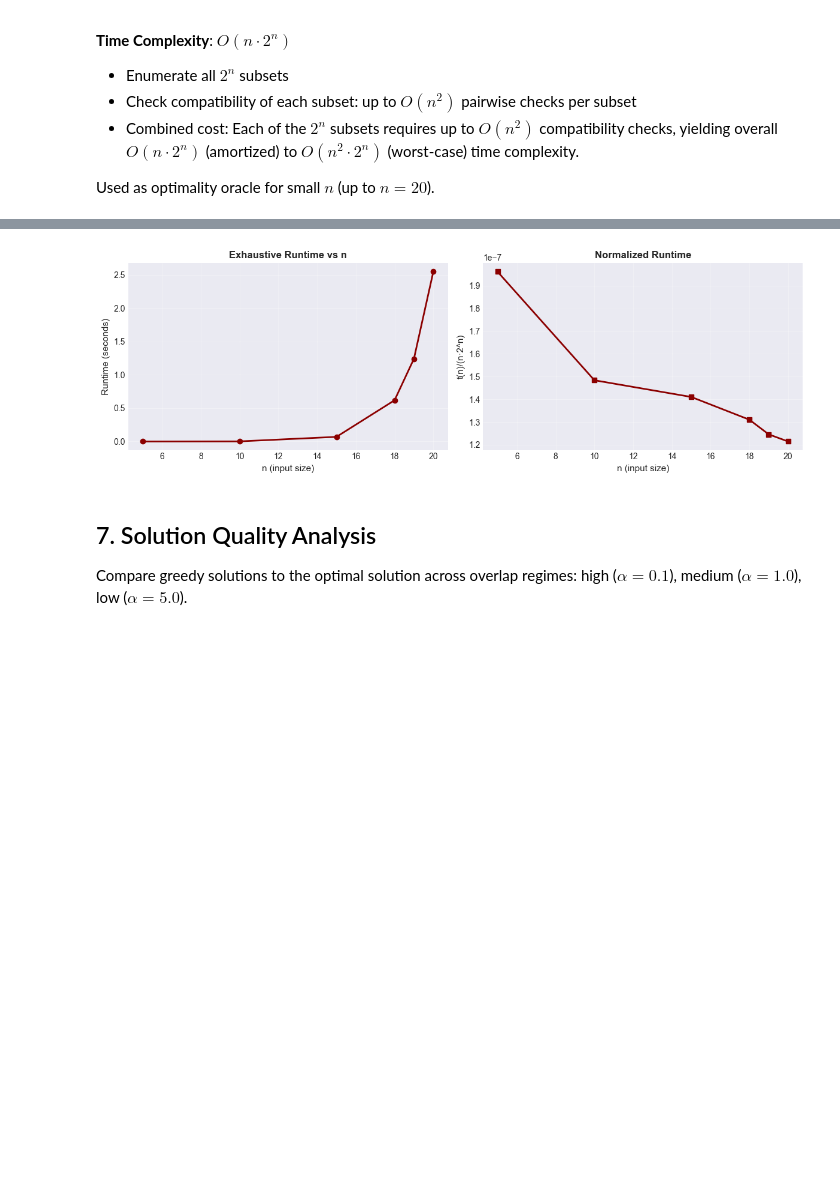
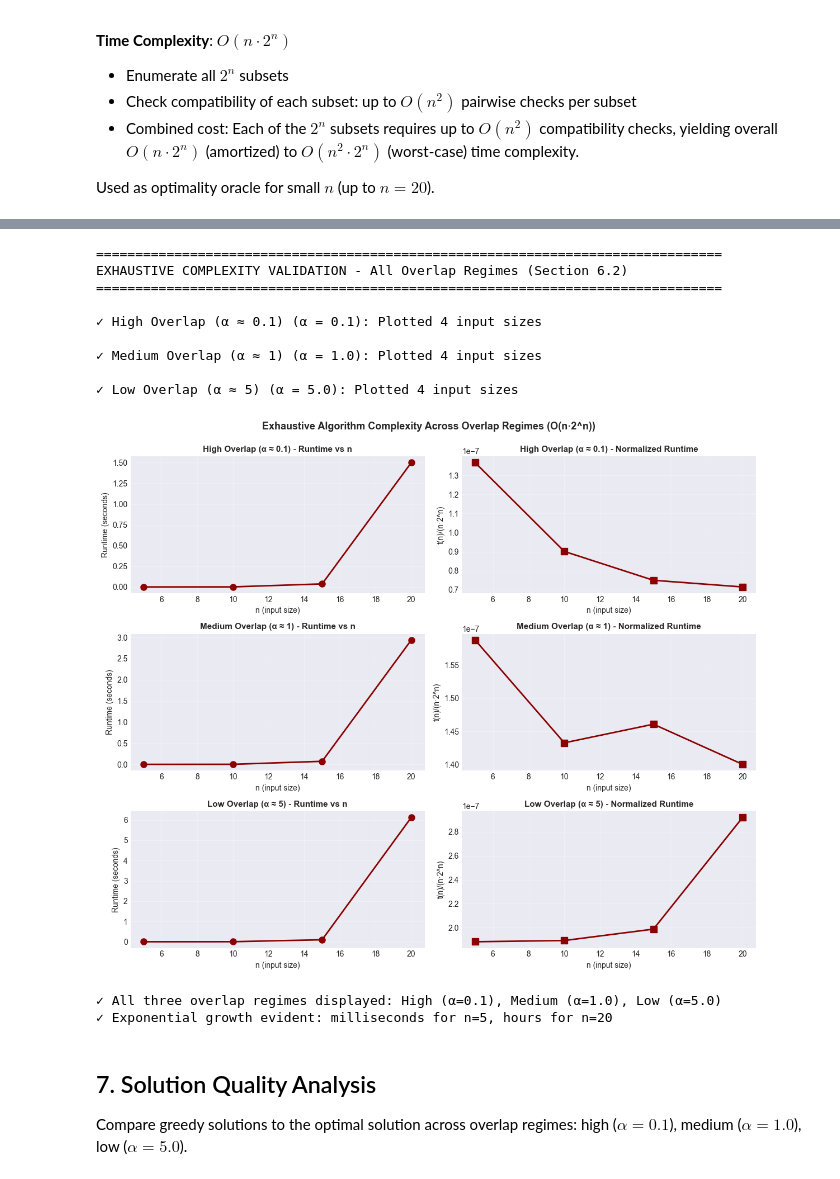
Before and after one commit to saugatshakya/interval-scheduling-analysis, a Jupyter notebook: report.ipynb, the cells around one changed output, grey strips where cells are left out. Cells and saved outputs as stored; diff of their text form; code cells hidden in the pictures; blank space fills up the shorter version.

```diff
--- a/report.ipynb
+++ b/report.ipynb
@@ -592,29 +823,60 @@ plt.show()
 # %%
-# Exhaustive algorithm complexity validation (required plots)
-if 'exhaustive_results' in dir():
-    n_exhaust = [r['n'] for r in exhaustive_results]
-    times_exhaust = [r['mean'] for r in exhaustive_results]
-    normalized_exhaust = [t / (n * (2**n)) if n > 0 else 0 for n, t in zip(n_exhaust, times_exhaust)]
+# ===== EXHAUSTIVE COMPLEXITY VALIDATION ACROSS ALL OVERLAP REGIMES =====
+# Section 6.2: Show runtime and normalized runtime for all THREE alpha regimes
+# Demonstrates exponential growth across different overlap densities
 
-    fig, axes = plt.subplots(1, 2, figsize=(12, 4))
-    ax = axes[0]
-    ax.plot(n_exhaust, times_exhaust, 'o-', linewidth=2, markersize=6, color='darkred')
-    ax.set_xlabel('n (input size)', fontsize=11)
-    ax.set_ylabel('Runtime (seconds)', fontsize=11)
-    ax.set_title('Exhaustive Runtime vs n', fontsize=12, fontweight='bold')
+print("\n" + "="*80)
+print("EXHAUSTIVE COMPLEXITY VALIDATION - All Overlap Regimes (Section 6.2)")
+print("="*80)
+
+fig, axes = plt.subplots(3, 2, figsize=(12, 10))
+
+for idx, alpha in enumerate([0.1, 1.0, 5.0]):
+    alpha_label = get_overlap_density_label(alpha)
+    alpha_data = exhaustive_results_df[exhaustive_results_df['alpha'] == alpha].copy()
+    alpha_data = alpha_data.sort_values('n')
+
+    n_vals = alpha_data['n'].values
+    times = alpha_data['mean_s'].values
+    normalized = times / (n_vals * (2**n_vals))
+
+    # Left plot: Runtime vs n
+    ax = axes[idx, 0]
+    ax.plot(n_vals, times, 'o-', linewidth=2, markersize=8, color='darkred')
+    ax.set_xlabel('n (input size)', fontsize=10)
+    ax.set_ylabel('Runtime (seconds)', fontsize=10)
+    ax.set_title(f'{alpha_label} - Runtime vs n', fontsize=11, fontweight='bold')
     ax.grid(True, alpha=0.3)
 
-    ax = axes[1]
-    ax.plot(n_exhaust, normalized_exhaust, 's-', linewidth=2, markersize=6, color='darkred')
-    ax.set_xlabel('n (input size)', fontsize=11)
-    ax.set_ylabel('t(n)/(n·2^n)', fontsize=11)
-    ax.set_title('Normalized Runtime', fontsize=12, fontweight='bold')
+    # Right plot: Normalized runtime
+    ax = axes[idx, 1]
+    ax.plot(n_vals, normalized, 's-', linewidth=2, markersize=8, color='darkred')
+    ax.set_xlabel('n (input size)', fontsize=10)
+    ax.set_ylabel('t(n)/(n·2^n)', fontsize=10)
+    ax.set_title(f'{alpha_label} - Normalized Runtime', fontsize=11, fontweight='bold')
     ax.grid(True, alpha=0.3)
 
-    plt.tight_layout()
-    plt.show()
+    print(f"\n✓ {alpha_label} (α = {alpha}): Plotted {len(n_vals)} input sizes")
+
+plt.suptitle('Exhaustive Algorithm Complexity Across Overlap Regimes (O(n·2^n))', fontsize=13, fontweight='bold', y=0.995)
+plt.tight_layout()
+plt.show()
+
+print("\n✓ All three overlap regimes displayed: High (α=0.1), Medium (α=1.0), Low (α=5.0)")
+print("✓ Exponential growth evident: milliseconds for n=5, hours for n=20")
 # %% [output]
+================================================================================
+EXHAUSTIVE COMPLEXITY VALIDATION - All Overlap Regimes (Section 6.2)
+================================================================================
+
+✓ High Overlap (α ≈ 0.1) (α = 0.1): Plotted 4 input sizes
+
+✓ Medium Overlap (α ≈ 1) (α = 1.0): Plotted 4 input sizes
+
+✓ Low Overlap (α ≈ 5) (α = 5.0): Plotted 4 input sizes
-[figure, old version]
+[figure, new version]
+✓ All three overlap regimes displayed: High (α=0.1), Medium (α=1.0), Low (α=5.0)
+✓ Exponential growth evident: milliseconds for n=5, hours for n=20
 # %% [markdown]
 ## 7. Solution Quality Analysis
 
```
Also changed, not shown: parts of 9 cells of this notebook, 3 other files.
